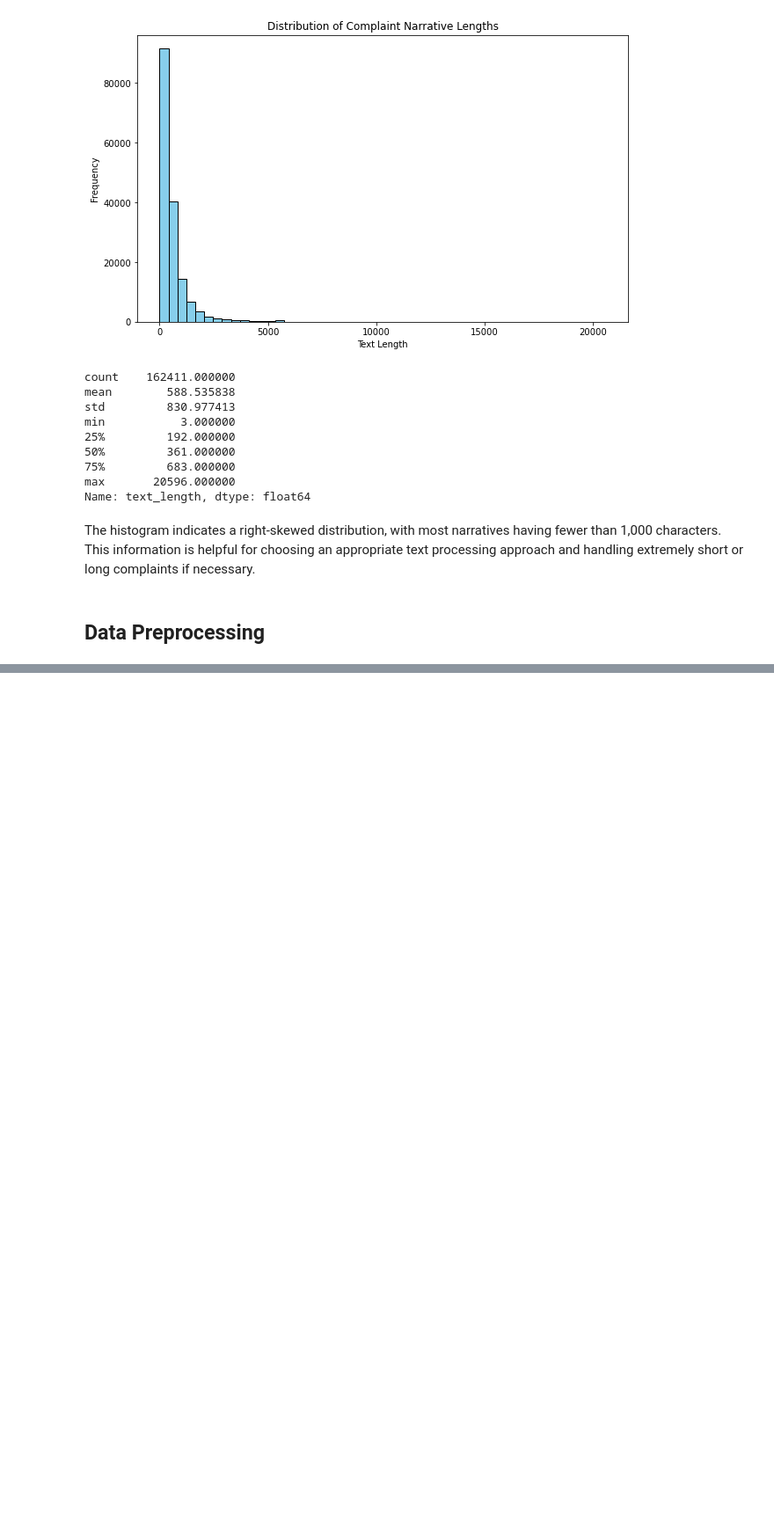
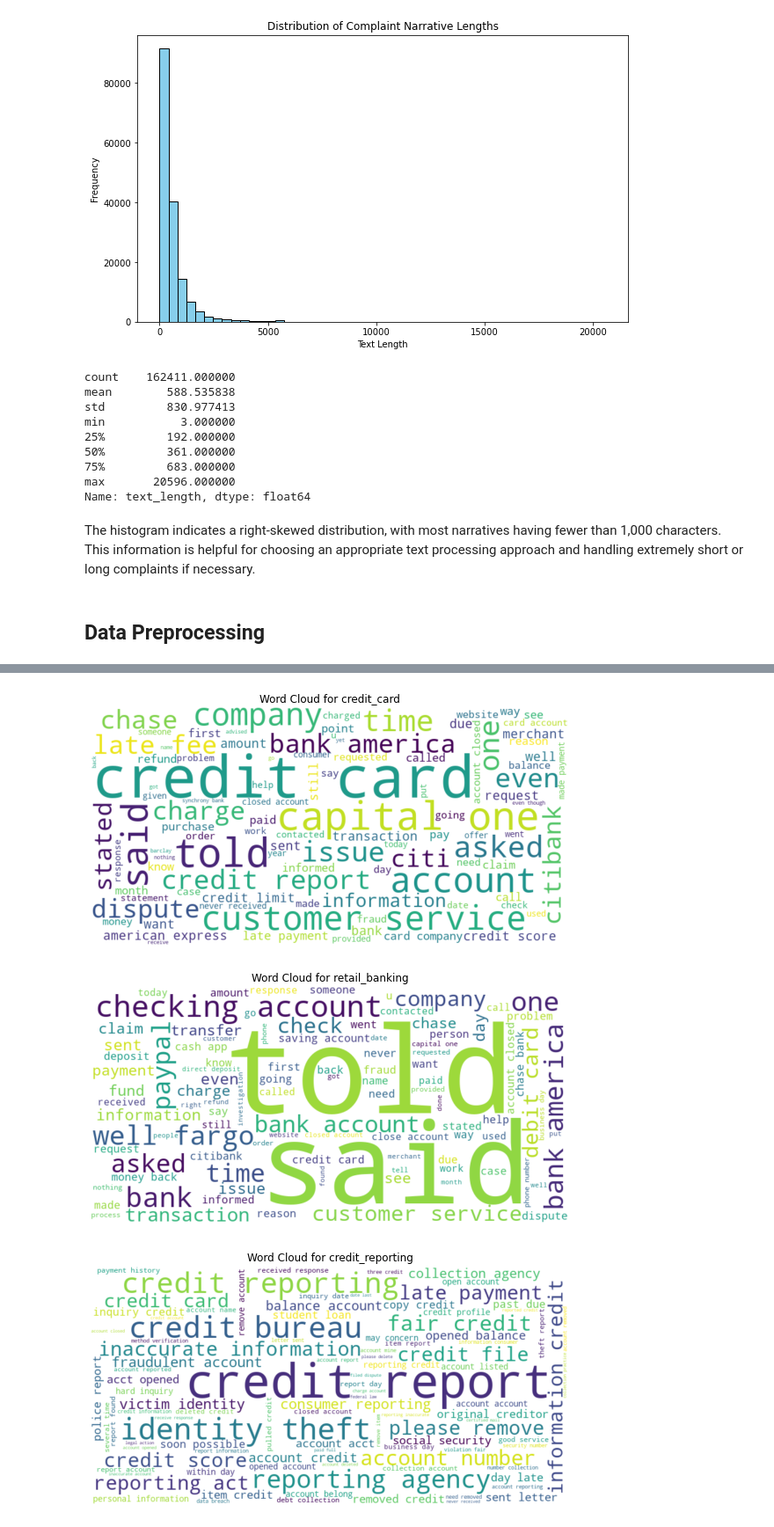
Before and after one commit to johnkul/nlp_consumer_complaints_classification, a Jupyter notebook: index.ipynb, the cells around one changed output, grey strips where cells are left out. Shown at 88% size. Drawn from its saved outputs; the diff is of its cells as text; code cells hidden in the pictures; blank space fills up the shorter version.

Commit message:
Added data preprocessing steps.

```diff
--- a/index.ipynb
+++ b/index.ipynb
@@ -194,0 +257,25 @@ The histogram indicates a right-skewed distribution, with most narratives having
+# %%
+from wordcloud import WordCloud
+import matplotlib.pyplot as plt
+
+# Checking the most common words in each class
+# Function to generate word cloud for each product label
+def generate_word_cloud(data, product_label):
+    text = ' '.join(data['cleaned_narrative'][data['product'] == product_label])
+    wordcloud = WordCloud(width=800, height=400, background_color='white', max_words=100).generate(text)
+    plt.figure(figsize=(10, 5))
+    plt.imshow(wordcloud, interpolation='bilinear')
+    plt.title(f'Word Cloud for {product_label}')
+    plt.axis('off')
+    plt.show()
+
+# Get unique product labels
+product_labels = df['product'].unique()
+
+# Generate and display word cloud for each product label
+for label in product_labels:
+    generate_word_cloud(df, label)
+# %% [output]
+[figure, added]
+[figure, added]
+[figure, added]
```
Also changed, not shown: parts of 10 cells of this notebook.
